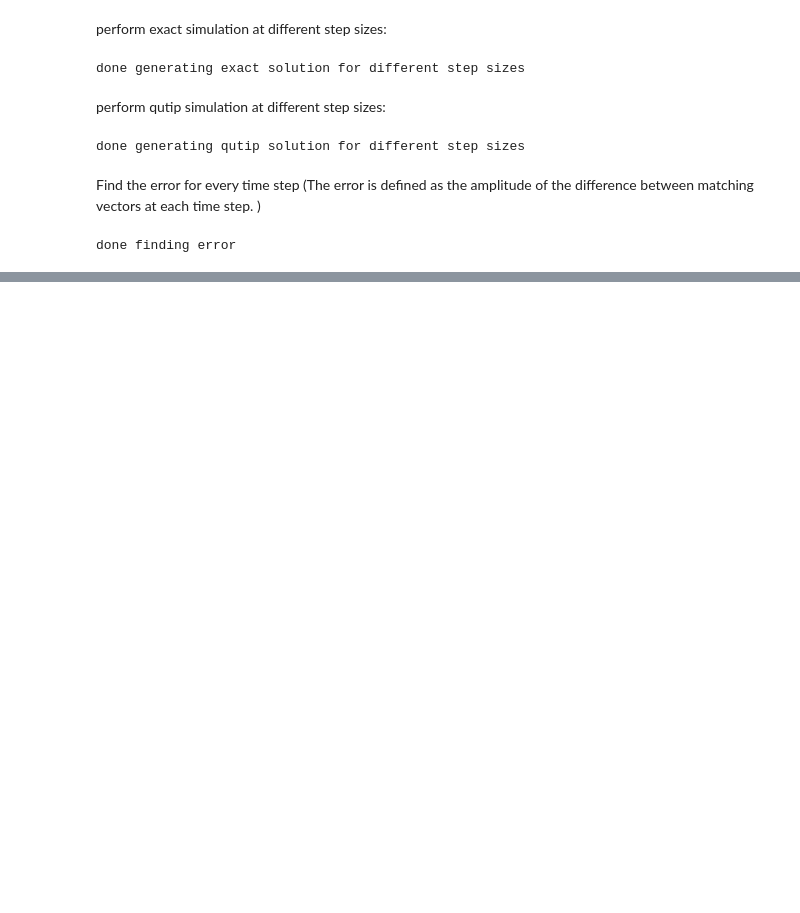
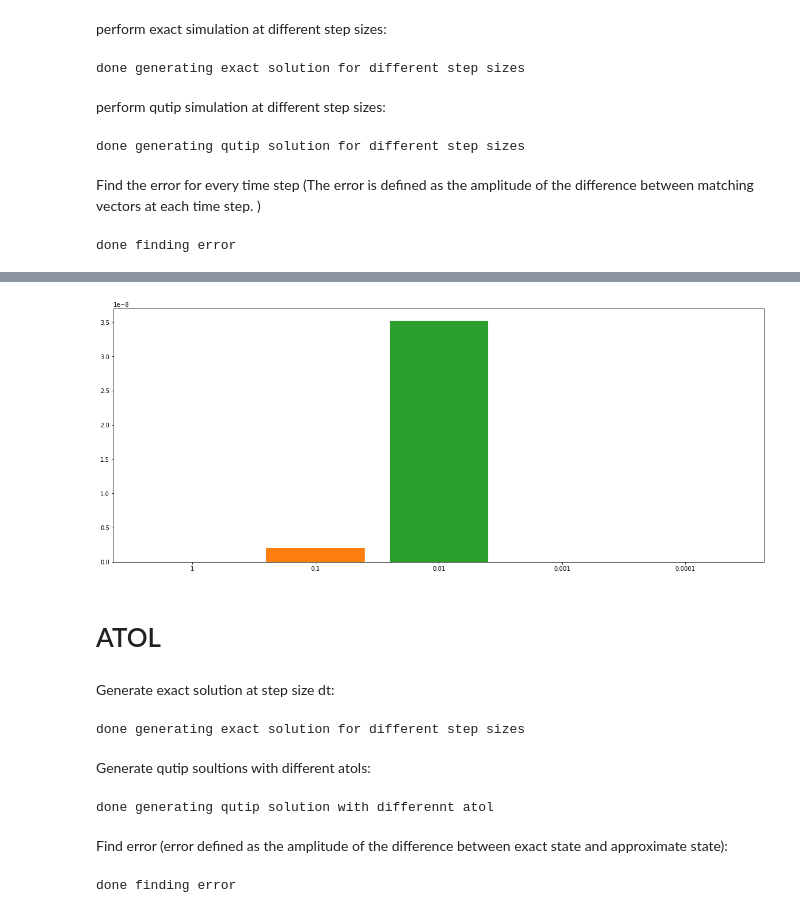
Before and after one commit to majdh98/Summer2021, a Jupyter notebook: Qutip_two_qubits_error.ipynb, the cells around one changed output, grey strips where cells are left out. Drawn from its saved outputs; the diff is of its cells as text; code cells hidden in the pictures; blank space fills up the shorter version.

```diff
--- a/Qutip_two_qubits_error.ipynb
+++ b/Qutip_two_qubits_error.ipynb
@@ -261,0 +245,14 @@ plt.show()
+# %%
+p = plt.figure(1)
+p.set_figwidth(20)
+p.set_figheight(8)
+p = plt.subplot()
+for i in range(len(times_list)):
+    p.bar(str(dts[i]), np.trapz(times_list[i], qutip_error_at_different_step_sizes[i]))
+ax.set_xlabel('Step Size')
+ax.set_ylabel('Area under error curve')
+plt.show()
+# %% [output]
+[figure, added]
+# %% [markdown]
+# ATOL
@@ -261,0 +275,36 @@ plt.show()
+# %% [markdown]
+Generate exact solution at step size dt:
+# %%
+exact_states = exact_simulate(times)
+print("done generating exact solution")
+# %% [output]
+done generating exact solution for different step sizes
+# %% [markdown]
+Generate qutip soultions with different atols:
+# %%
+qutip_atols = []
+for atol in atols:
+    options = Options(atol = atol)
+    qutip_atols.append(qutip_simulate(times, options))
+print("done generating qutip solution with differennt atol")
+# %% [output]
+done generating qutip solution with differennt atol
+# %% [markdown]
+Find error (error defined as the amplitude of the difference between exact state and approximate state):
+# %%
+qutip_atol_error = []
+for j in range(len(atols)):
+    error = []
+    qutip_states = qutip_atols[j]
+    exact_states =  exact_states
+    for i in range(len(times)):
+        y = []
+        y.append(qutip_states[i][0] - exact_states[i][0])
+        y.append(qutip_states[i][1] - exact_states[i][1])
+        y.append(qutip_states[i][2] - exact_states[i][2])
+        y.append(qutip_states[i][3] - exact_states[i][3])
+        error.append(np.abs(np.vdot(y, y)))
+    qutip_atol_error.append(error)
+print("done finding error")
+# %% [output]
+done finding error
```
Also changed, not shown: parts of 16 cells of this notebook.
